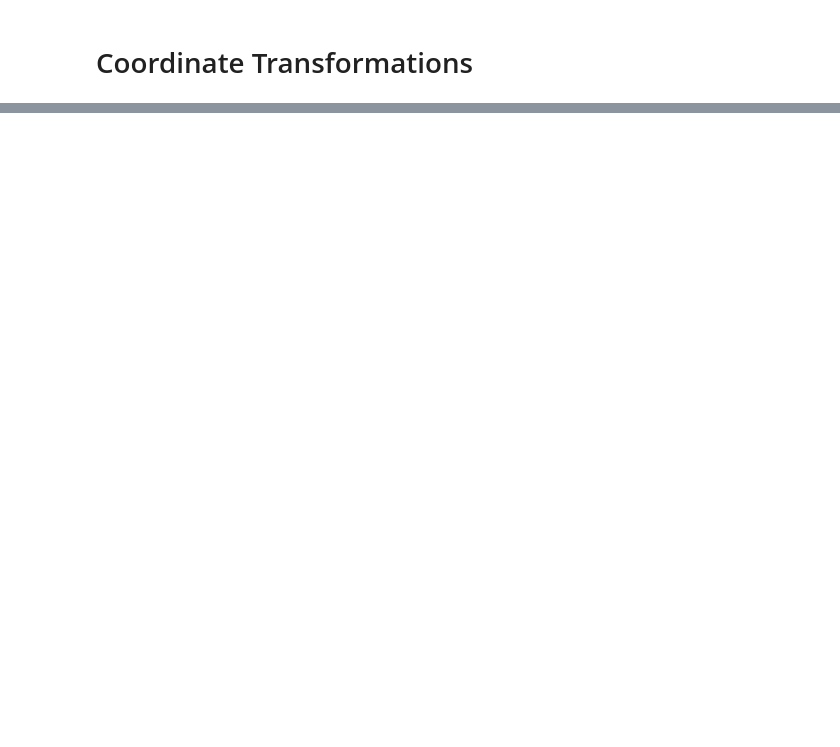
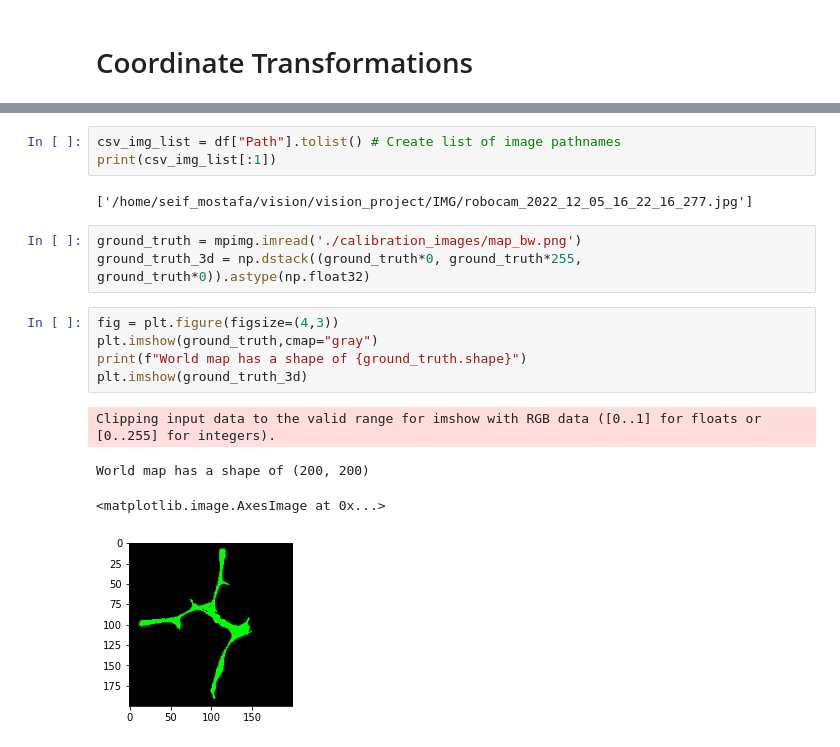
Before and after one commit to DedRec/Mars-Rover-Search-and-Sample-Return-Project, a Jupyter notebook: cvphase1.ipynb, the cells around one changed output, grey strips where cells are left out. Drawn from its saved outputs; the diff is of its cells as text; blank space fills up the shorter version.

```diff
--- a/cvphase1.ipynb
+++ b/cvphase1.ipynb
@@ -209,0 +244,18 @@ plt.arrow(0, 0, x_arrow, y_arrow, color='red', zorder=2, head_width=10, width=2)
+# %%
+csv_img_list = df["Path"].tolist() # Create list of image pathnames
+print(csv_img_list[:1])
+# %% [output]
+['/home/seif_mostafa/vision/vision_project/IMG/robocam_2022_12_05_16_22_16_277.jpg']
+# %%
+ground_truth = mpimg.imread('./calibration_images/map_bw.png')
+ground_truth_3d = np.dstack((ground_truth*0, ground_truth*255, ground_truth*0)).astype(np.float32)
+# %%
+fig = plt.figure(figsize=(4,3))
+plt.imshow(ground_truth,cmap="gray")
+print(f"World map has a shape of {ground_truth.shape}")
+plt.imshow(ground_truth_3d)
+# %% [output]
+Clipping input data to the valid range for imshow with RGB data ([0..1] for floats or [0..255] for integers).
+World map has a shape of (200, 200)
+<matplotlib.image.AxesImage at 0x...>
+[figure, added]
```
Also changed, not shown: parts of 12 cells of this notebook.
